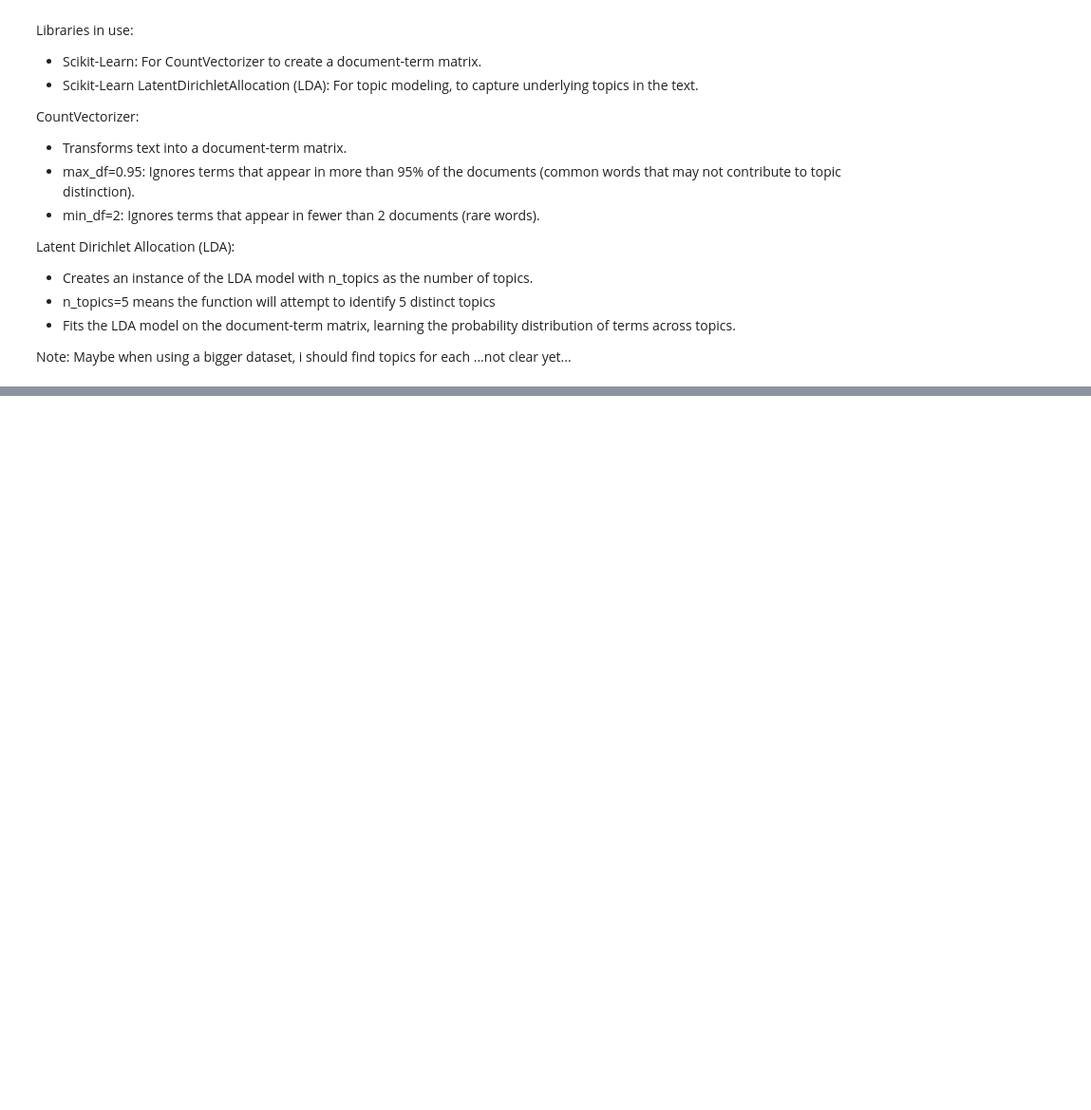
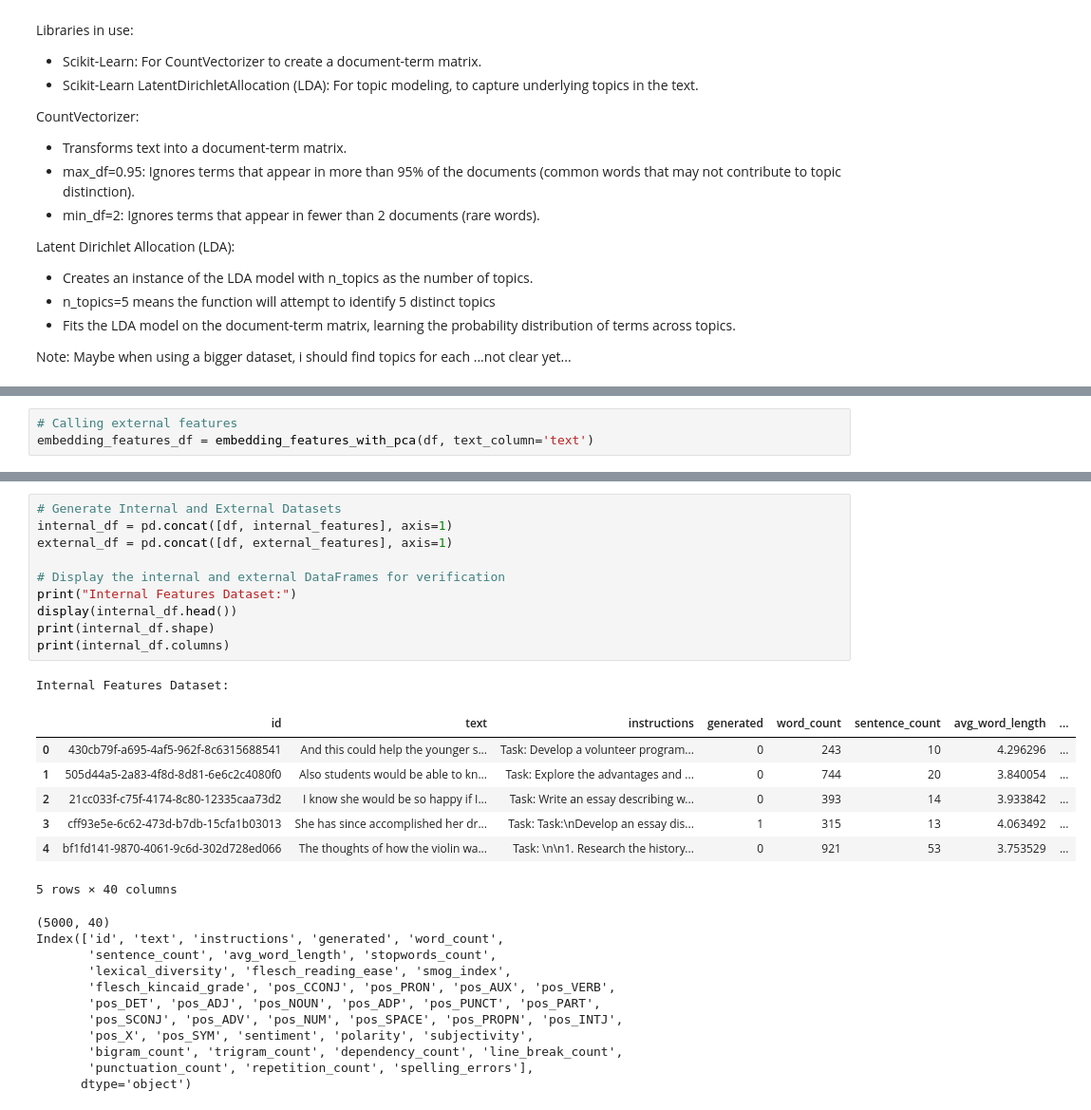
Before and after one commit to yukaberry/detect_ai_content, a Jupyter notebook: notebooks/texts/lina_texts_feature_eng.ipynb, the cells around one changed output, grey strips where cells are left out. Shown at 95% size. Cells and saved outputs as stored; diff of their text form; blank space fills up the shorter version.

```diff
--- a/notebooks/texts/lina_texts_feature_eng.ipynb
+++ b/notebooks/texts/lina_texts_feature_eng.ipynb
@@ -797,0 +599,3 @@ plt.show()
+# %%
+# Calling external features
+embedding_features_df = embedding_features_with_pca(df, text_column='text')
@@ -797,0 +631,30 @@ plt.show()
+# %%
+# Generate Internal and External Datasets
+internal_df = pd.concat([df, internal_features], axis=1)
+external_df = pd.concat([df, external_features], axis=1)
+
+# Display the internal and external DataFrames for verification
+print("Internal Features Dataset:")
+display(internal_df.head())
+print(internal_df.shape)
+print(internal_df.columns)
+# %% [output]
+Internal Features Dataset:
+|  | id | text | instructions | generated | word_count | sentence_count | avg_word_length | ... |
+| 0 | 430cb79f-a695-4af5-962f-8c6315688541 | And this could help the younger s... | Task: Develop a volunteer program... | 0 | 243 | 10 | 4.296296 | ... |
+| 1 | 505d44a5-2a83-4f8d-8d81-6e6c2c4080f0 | Also students would be able to kn... | Task: Explore the advantages and ... | 0 | 744 | 20 | 3.840054 | ... |
+| 2 | 21cc033f-c75f-4174-8c80-12335caa73d2 | I know she would be so happy if I... | Task: Write an essay describing w... | 0 | 393 | 14 | 3.933842 | ... |
+| 3 | cff93e5e-6c62-473d-b7db-15cfa1b03013 | She has since accomplished her dr... | Task: Task:\nDevelop an essay dis... | 1 | 315 | 13 | 4.063492 | ... |
+| 4 | bf1fd141-9870-4061-9c6d-302d728ed066 | The thoughts of how the violin wa... | Task: \n\n1. Research the history... | 0 | 921 | 53 | 3.753529 | ... |
+5 rows × 40 columns
+(5000, 40)
+Index(['id', 'text', 'instructions', 'generated', 'word_count',
+       'sentence_count', 'avg_word_length', 'stopwords_count',
+       'lexical_diversity', 'flesch_reading_ease', 'smog_index',
+       'flesch_kincaid_grade', 'pos_CCONJ', 'pos_PRON', 'pos_AUX', 'pos_VERB',
+       'pos_DET', 'pos_ADJ', 'pos_NOUN', 'pos_ADP', 'pos_PUNCT', 'pos_PART',
+       'pos_SCONJ', 'pos_ADV', 'pos_NUM', 'pos_SPACE', 'pos_PROPN', 'pos_INTJ',
+       'pos_X', 'pos_SYM', 'sentiment', 'polarity', 'subjectivity',
+       'bigram_count', 'trigram_count', 'dependency_count', 'line_break_count',
+       'punctuation_count', 'repetition_count', 'spelling_errors'],
+      dtype='object')
```
Also changed, not shown: parts of 86 cells of this notebook.
